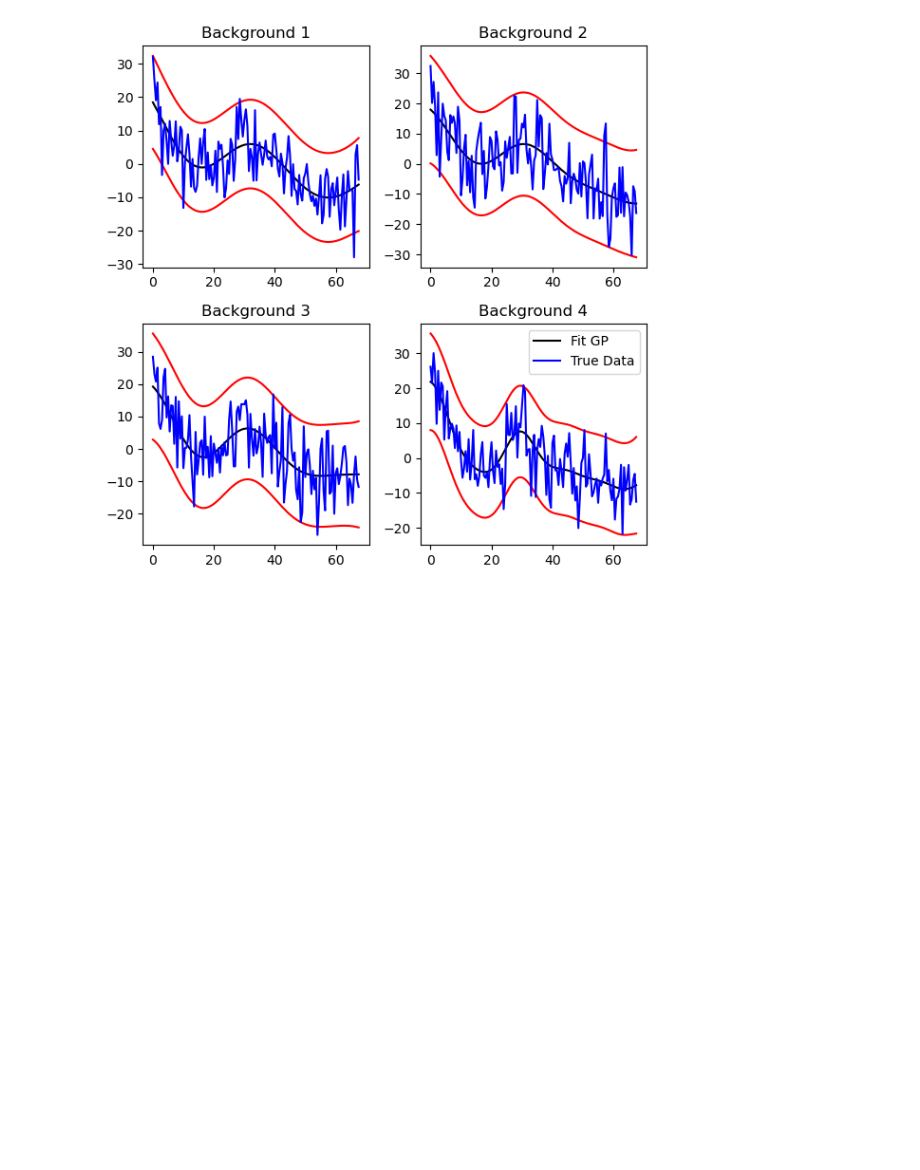
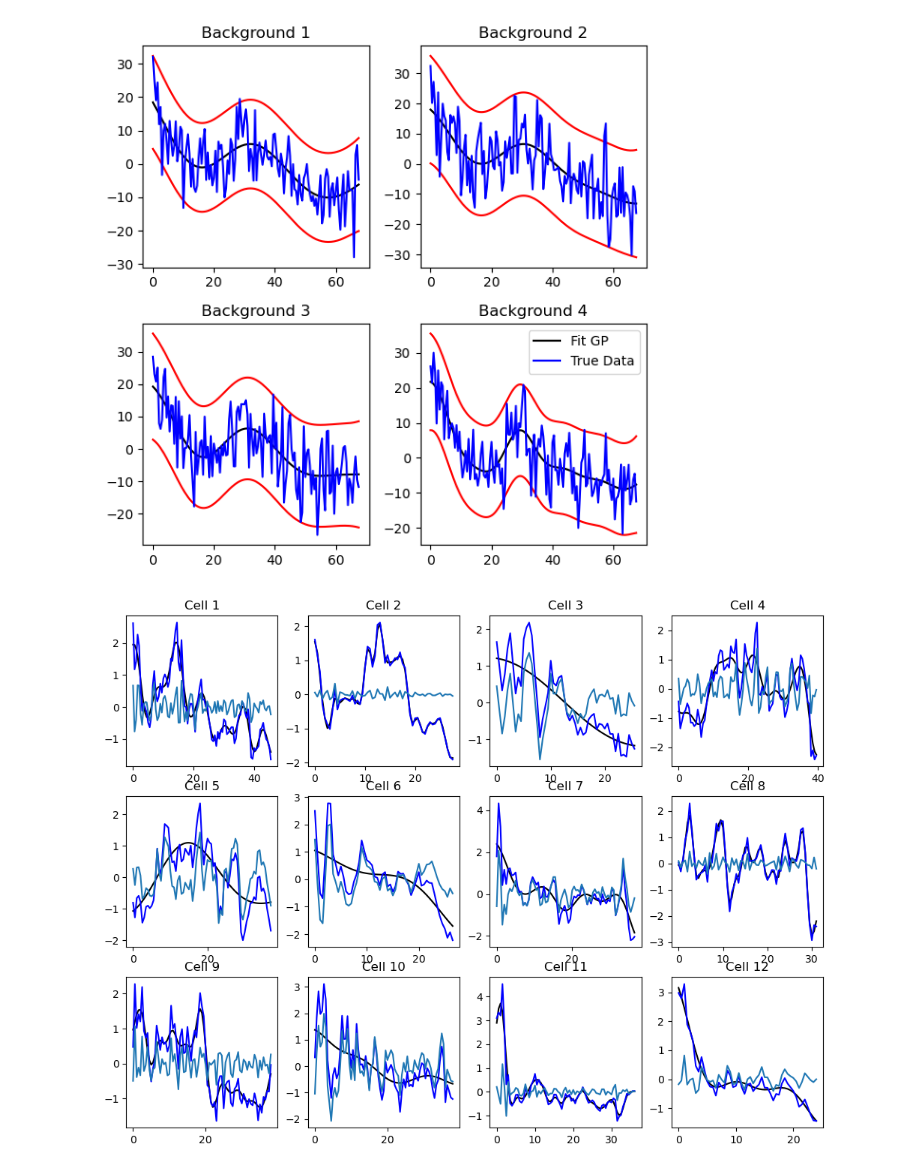
Before and after one commit to TristanSones-Dykes/GPCell, a Jupyter notebook: scripts/tutorial_recreation.ipynb, the cells around one changed output. Cells and saved outputs as stored; diff of their text form; code cells hidden in the pictures; blank space fills up the shorter version.

Commit message:
Added detrend to gpflow

```diff
--- a/scripts/tutorial_recreation.ipynb
+++ b/scripts/tutorial_recreation.ipynb
@@ -16,7 +16,7 @@ osc = OscillatorDetector(path)
 
 params = {
     "verbose": True,
-    "plots": ["background"],
+    "plots": ["background", "detrend"]
 }
 osc.fit_models(**params)
 # %% [output]
@@ -36 +40,2 @@ Detrending and denoising cell data...
 [figure]
+[figure, added]
```
Also changed, not shown: parts of 1 cell of this notebook, 3 other files.
